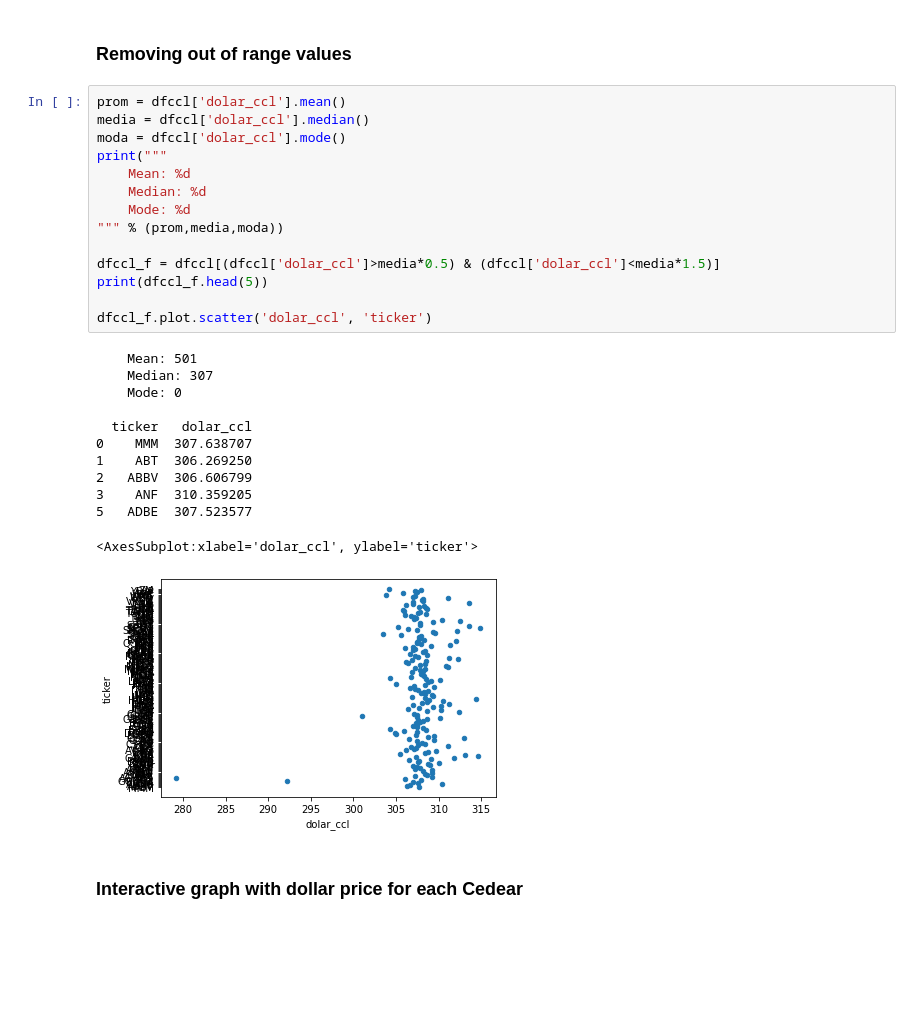
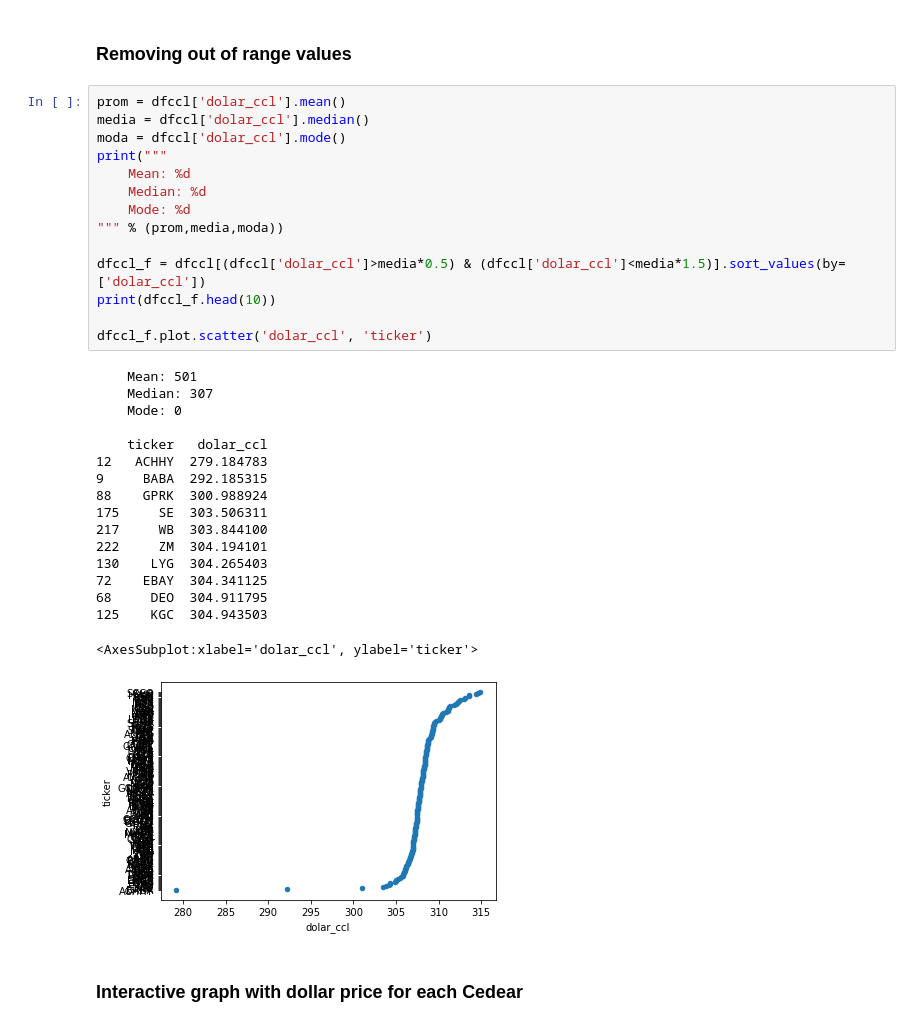
Before and after one commit to Fede00729/porfolio, a Jupyter notebook: data_union.ipynb, the cells around one changed output. Cells and saved outputs as stored; diff of their text form; blank space fills up the shorter version.

```diff
--- a/data_union.ipynb
+++ b/data_union.ipynb
@@ -129,30 +127,35 @@ dfccl.plot.scatter('dolar_ccl', 'ticker')
 # %%
 prom = dfccl['dolar_ccl'].mean()
 media = dfccl['dolar_ccl'].median()
 moda = dfccl['dolar_ccl'].mode()
 print("""
     Mean: %d
     Median: %d
     Mode: %d
 """ % (prom,media,moda))
 
-dfccl_f = dfccl[(dfccl['dolar_ccl']>media*0.5) & (dfccl['dolar_ccl']<media*1.5)]
-print(dfccl_f.head(5))
+dfccl_f = dfccl[(dfccl['dolar_ccl']>media*0.5) & (dfccl['dolar_ccl']<media*1.5)].sort_values(by=['dolar_ccl'])
+print(dfccl_f.head(10))
 
 dfccl_f.plot.scatter('dolar_ccl', 'ticker')
 # %% [output]
     Mean: 501
     Median: 307
     Mode: 0
 
-  ticker   dolar_ccl
-0    MMM  307.638707
-1    ABT  306.269250
-2   ABBV  306.606799
-3    ANF  310.359205
-5   ADBE  307.523577
+    ticker   dolar_ccl
+12   ACHHY  279.184783
+9     BABA  292.185315
+88    GPRK  300.988924
+175     SE  303.506311
+217     WB  303.844100
+222     ZM  304.194101
+130    LYG  304.265403
+72    EBAY  304.341125
+68     DEO  304.911795
+125    KGC  304.943503
 <AxesSubplot:xlabel='dolar_ccl', ylabel='ticker'>
-[figure, old version]
+[figure, new version]
 # %% [markdown]
 ### Interactive graph with dollar price for each Cedear
 # %%
```
Also changed, not shown: parts of 1 cell of this notebook.
